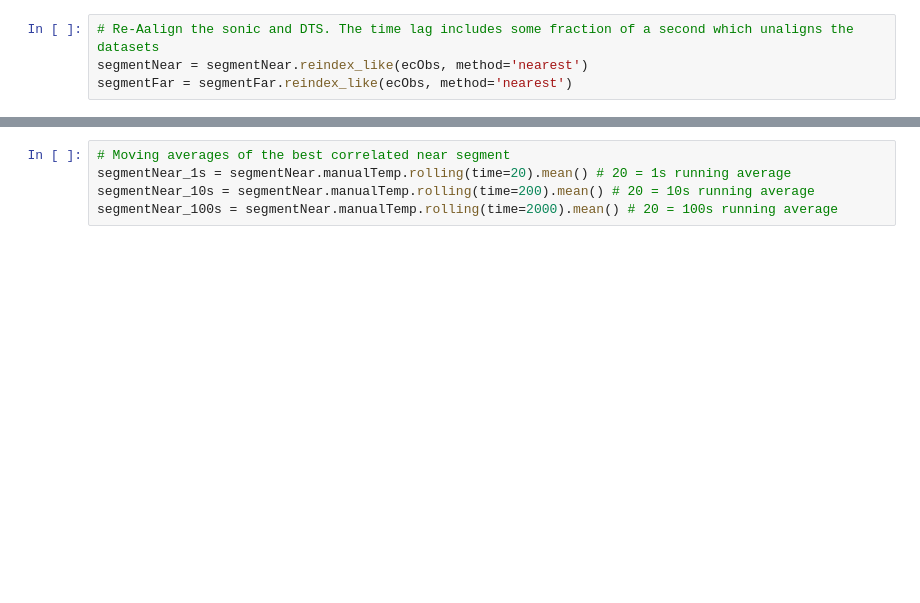
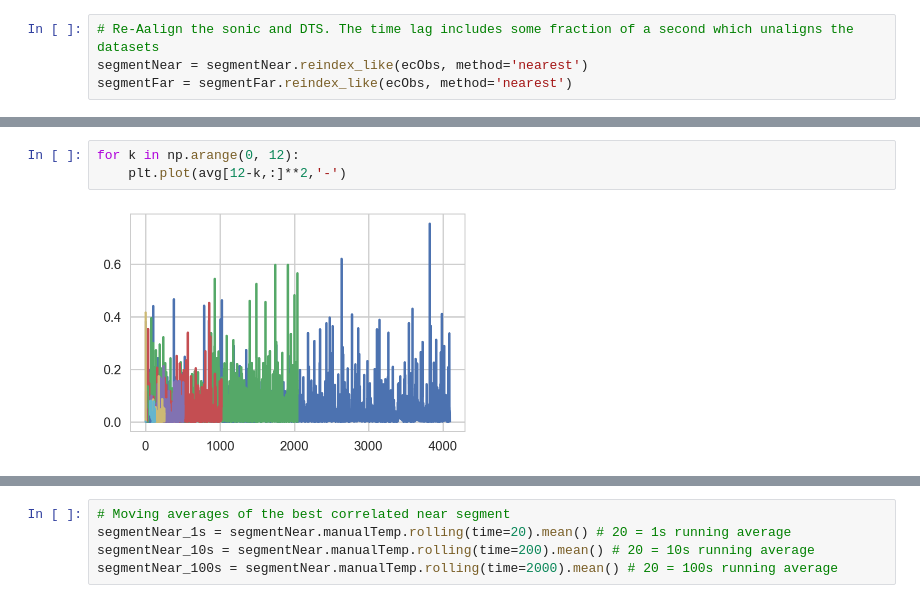
Before and after one commit to klapo/DTS, a Jupyter notebook: VertHarpSpectralExp.comparisonScript.ipynb, the cells around one changed output, grey strips where cells are left out. Drawn from its saved outputs; the diff is of its cells as text; blank space fills up the shorter version.

```diff
--- a/VertHarpSpectralExp.comparisonScript.ipynb
+++ b/VertHarpSpectralExp.comparisonScript.ipynb
@@ -593,0 +601,5 @@ Working on hour number 4 of 5
+# %%
+for k in np.arange(0, 12):
+    plt.plot(avg[12-k,:]**2,'-')
+# %% [output]
+[figure, added]
```
Also changed, not shown: parts of 7 cells of this notebook.
